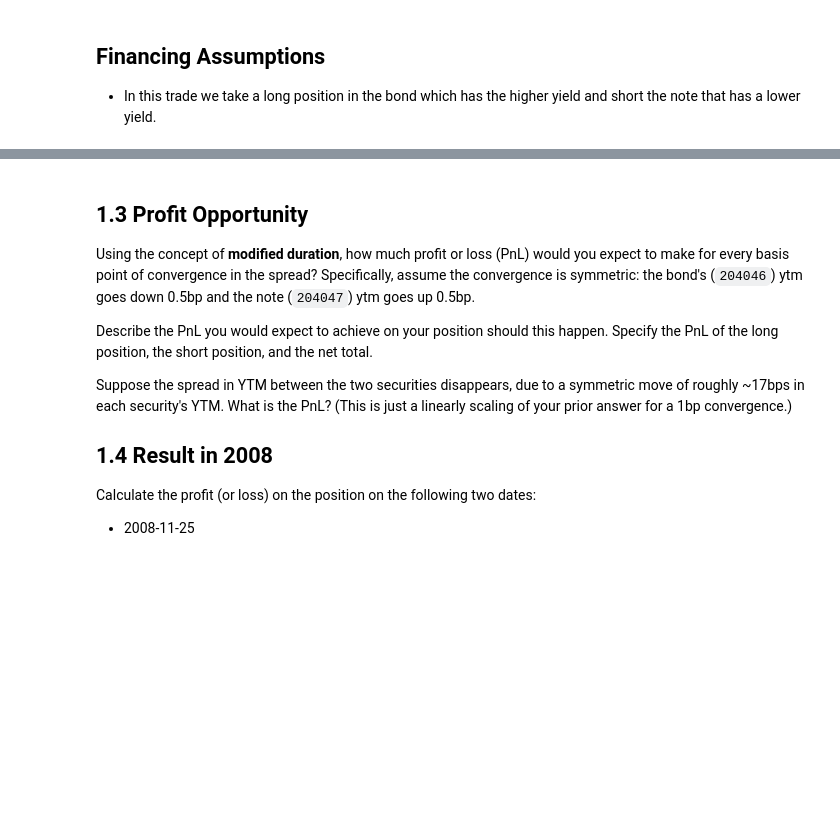
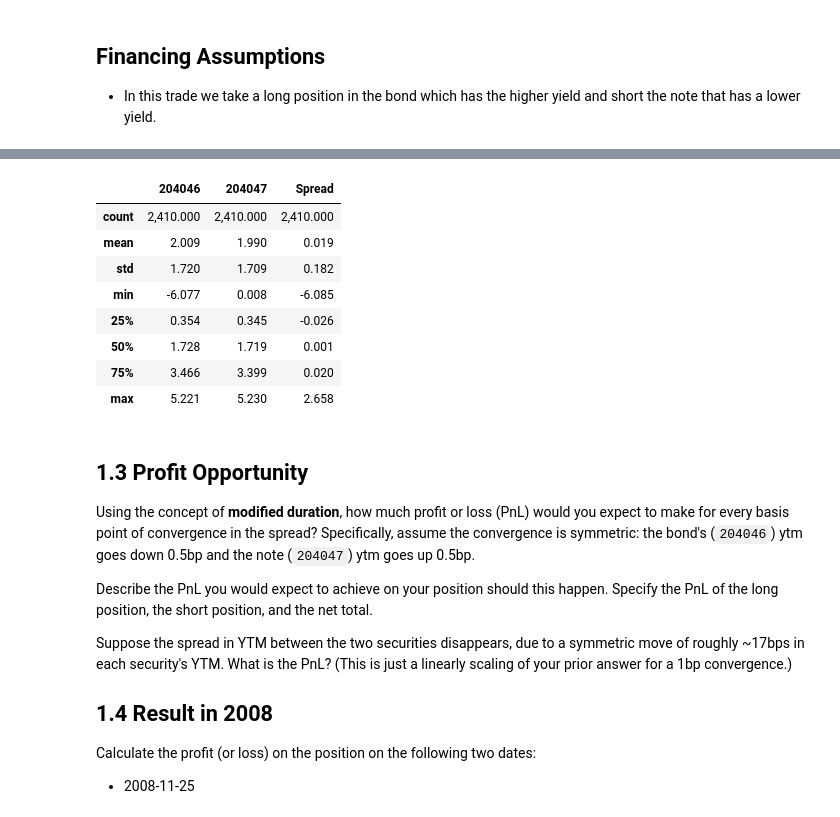
Before and after one commit to dcstein22/finm-fixedincome-2023, a Jupyter notebook: homework/Homework 2.ipynb, the cells around one changed output, grey strips where cells are left out. Saved outputs shown, nothing was run; the diff lists cells and outputs as text; code cells hidden in the pictures; blank space fills up the shorter version.

```diff
--- a/homework/Homework 2.ipynb
+++ b/homework/Homework 2.ipynb
@@ -184,3 +197,15 @@ trade_balance_sheet(prices=trade_pair.loc['Dirty_Price'], durations=trade_pair.l
+# %%
+(spread_df*100).describe()
+# %% [output]
+|  | 204046 | 204047 | Spread |
+| count | 2,410.000 | 2,410.000 | 2,410.000 |
+| mean | 2.009 | 1.990 | 0.019 |
+| std | 1.720 | 1.709 | 0.182 |
+| min | -6.077 | 0.008 | -6.085 |
+| 25% | 0.354 | 0.345 | -0.026 |
+| 50% | 1.728 | 1.719 | 0.001 |
+| 75% | 3.466 | 3.399 | 0.020 |
+| max | 5.221 | 5.230 | 2.658 |
 # %% [markdown]
 ## 1.3 Profit Opportunity
 
```
Also changed, not shown: parts of 9 cells of this notebook.
